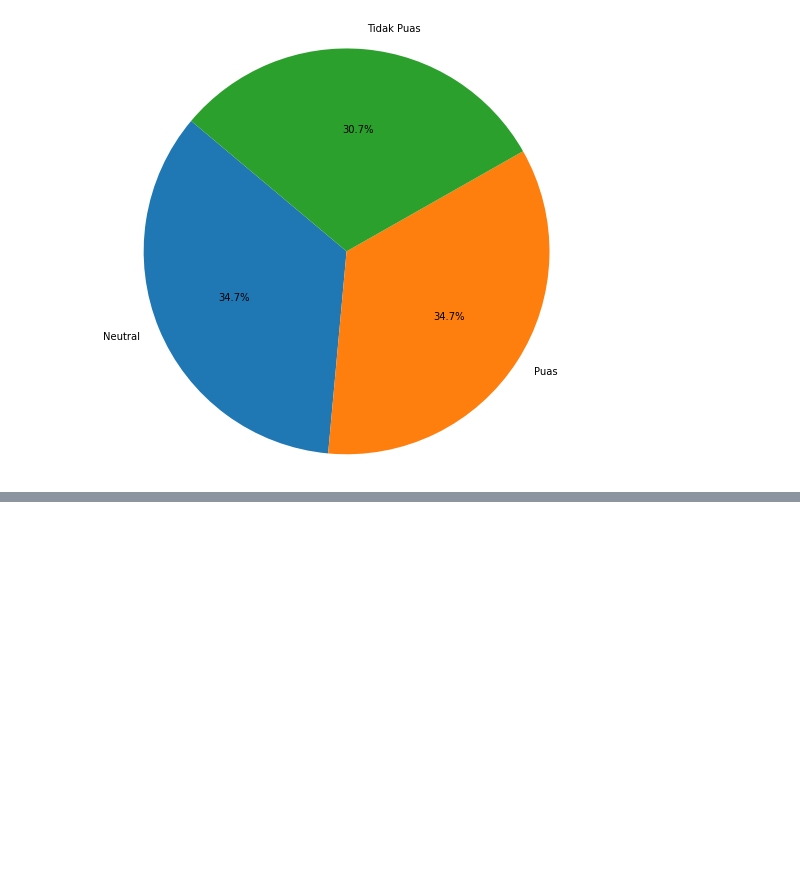
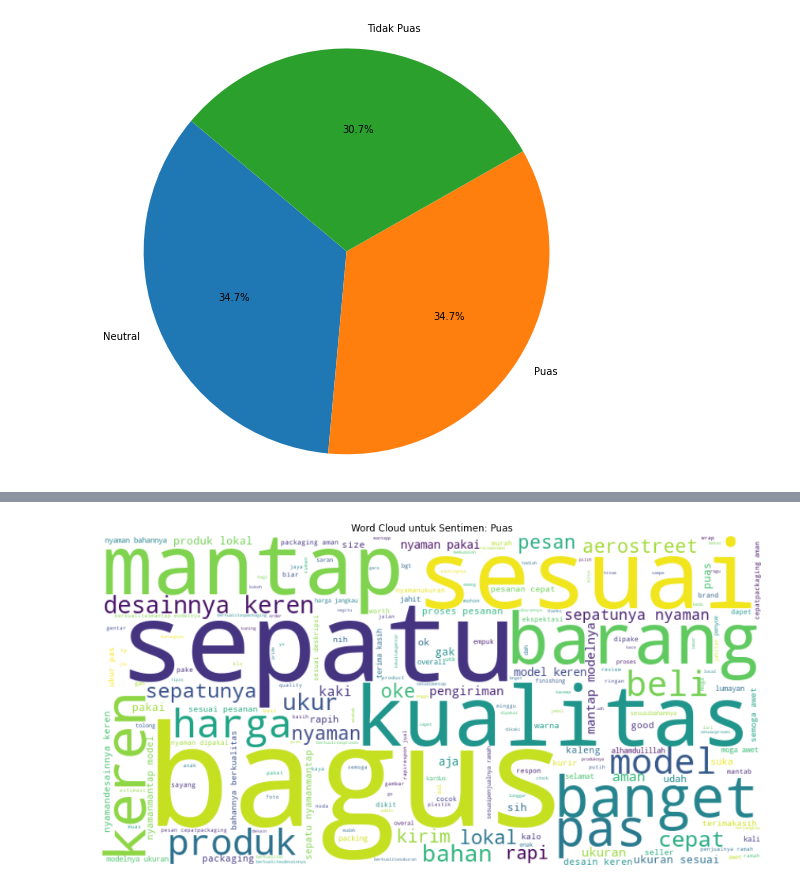
Before and after one commit to daniferdinandall/analisis_sentimen_produk_ecommers, a Jupyter notebook: preprocessing/visualisasi.ipynb, the cells around one changed output, grey strips where cells are left out. Cells and saved outputs as stored; diff of their text form; code cells hidden in the pictures; blank space fills up the shorter version.

```diff
--- a/preprocessing/visualisasi.ipynb
+++ b/preprocessing/visualisasi.ipynb
@@ -49,0 +50,11 @@ for sentiment in data['Label'].unique():
+# %%
+puas_text = ' '.join(df[df['Label'] == 'Puas']['Ulasan'])
+puas_wordcloud = WordCloud(width=800, height=400, background_color='white').generate(puas_text)
+
+plt.figure(figsize=(15, 8))
+plt.imshow(puas_wordcloud, interpolation='bilinear')
+plt.axis('off')
+plt.title('Word Cloud untuk Sentimen: Puas')
+plt.show()
+# %% [output]
+[figure, added]
```
Also changed, not shown: parts of 4 cells of this notebook, 1 other file.
